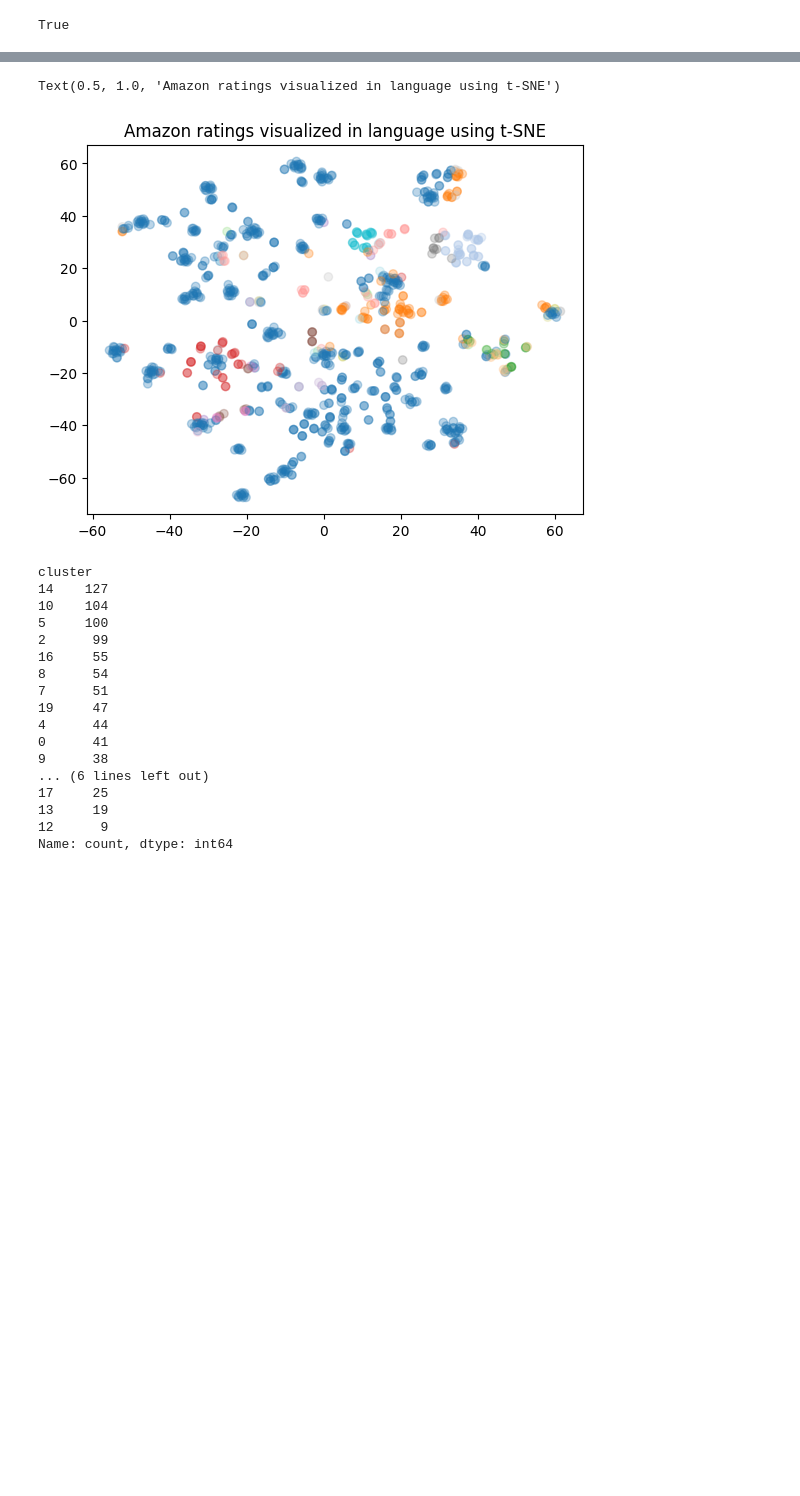
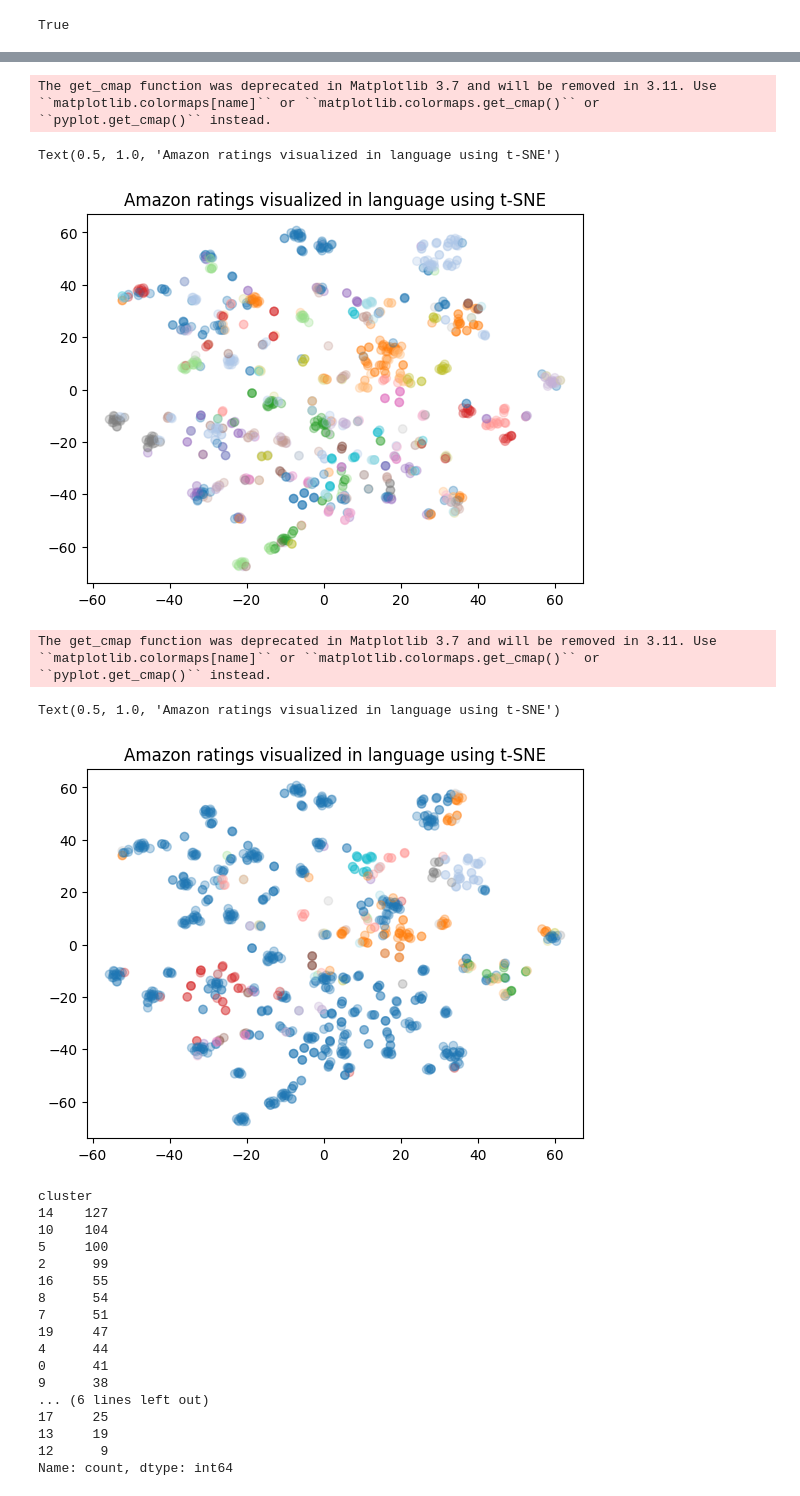
Before and after one commit to mokrota21/GameOntologyProject, a Jupyter notebook: property_clustering.ipynb, the cells around one changed output, grey strips where cells are left out. Cells and saved outputs as stored; diff of their text form; code cells hidden in the pictures; blank space fills up the shorter version.

```diff
--- a/property_clustering.ipynb
+++ b/property_clustering.ipynb
@@ -83,3 +87,30 @@ vectors = np.stack(df['embedding'].values)
+# %%
+import pandas as pd
+from sklearn.manifold import TSNE
+import matplotlib.pyplot as plt
+import matplotlib
+
+matrix = vectors
+
+# Create a t-SNE model and transform the data
+tsne = TSNE(n_components=2, perplexity=15, random_state=42, init='random', learning_rate=200)
+vis_dims = tsne.fit_transform(matrix)
+
+colors = df.target_class.unique().tolist()
+
+x = [x for x,y in vis_dims]
+y = [y for x,y in vis_dims]
+
+color_indices = df.target_class.apply(lambda x: colors.index(x))
+
+colormap = matplotlib.cm.get_cmap('tab20', len(colors))
+
+plt.scatter(x, y, c=color_indices, cmap=colormap, alpha=0.3)
+plt.title("Amazon ratings visualized in language using t-SNE")
+# %% [output]
+The get_cmap function was deprecated in Matplotlib 3.7 and will be removed in 3.11. Use ``matplotlib.colormaps[name]`` or ``matplotlib.colormaps.get_cmap()`` or ``pyplot.get_cmap()`` instead.
+Text(0.5, 1.0, 'Amazon ratings visualized in language using t-SNE')
+[figure, added]
 # %%
 import pandas as pd
 from sklearn.manifold import TSNE
@@ -104,7 +135,8 @@ colormap = matplotlib.cm.get_cmap('tab20', len(colors))
 plt.scatter(x, y, c=color_indices, cmap=colormap, alpha=0.3)
 plt.title("Amazon ratings visualized in language using t-SNE")
 # %% [output]
-Text(0.5, 1.0, 'Amazon ratings visualized in language using t-SNE')
+The get_cmap function was deprecated in Matplotlib 3.7 and will be removed in 3.11. Use ``matplotlib.colormaps[name]`` or ``matplotlib.colormaps.get_cmap()`` or ``pyplot.get_cmap()`` instead.
+Text(0.5, 1.0, 'Amazon ratings visualized in language using t-SNE')
 [figure]
 # %%
 import numpy as np
```
Also changed, not shown: parts of 45 cells of this notebook, 8 other files.
